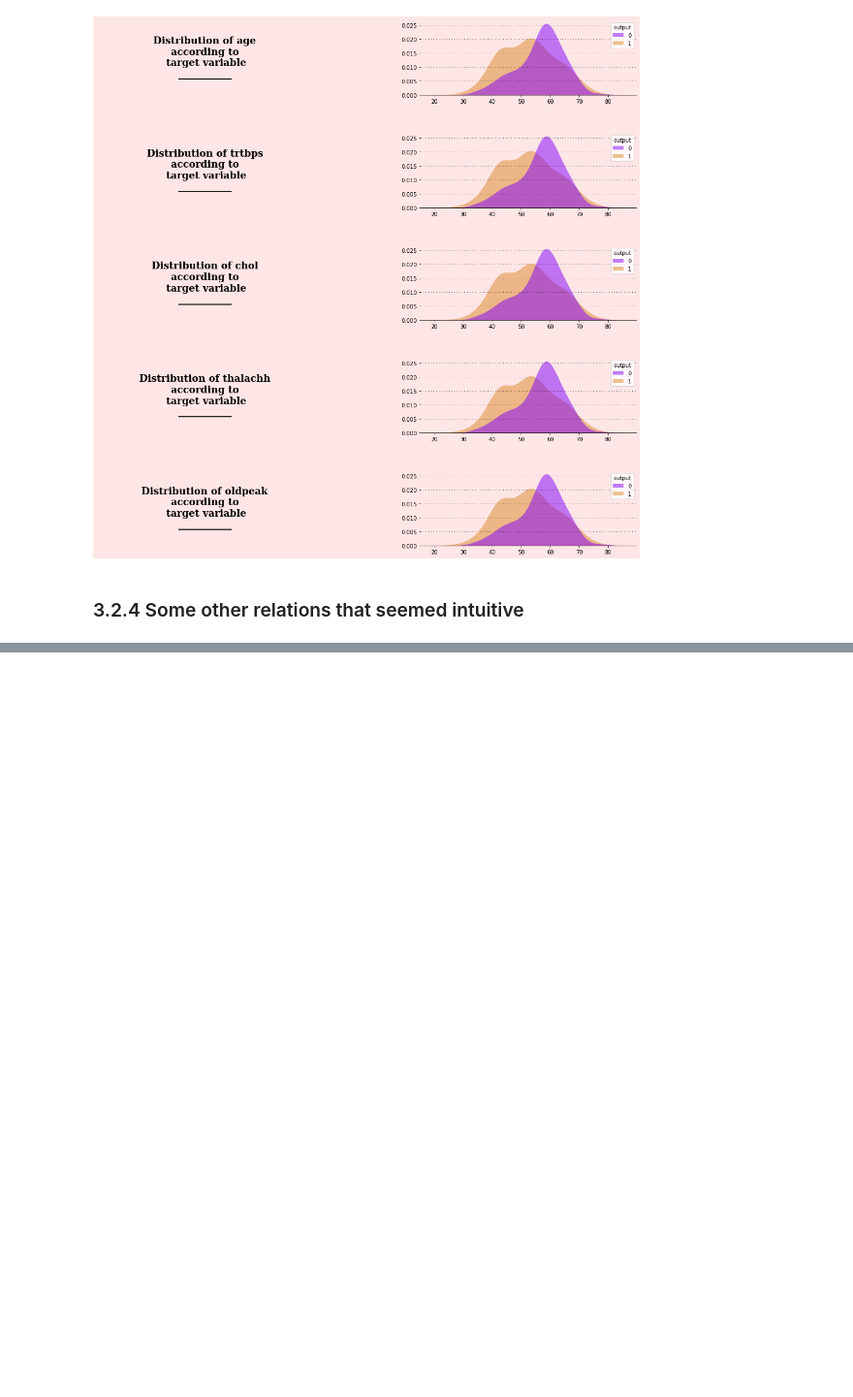
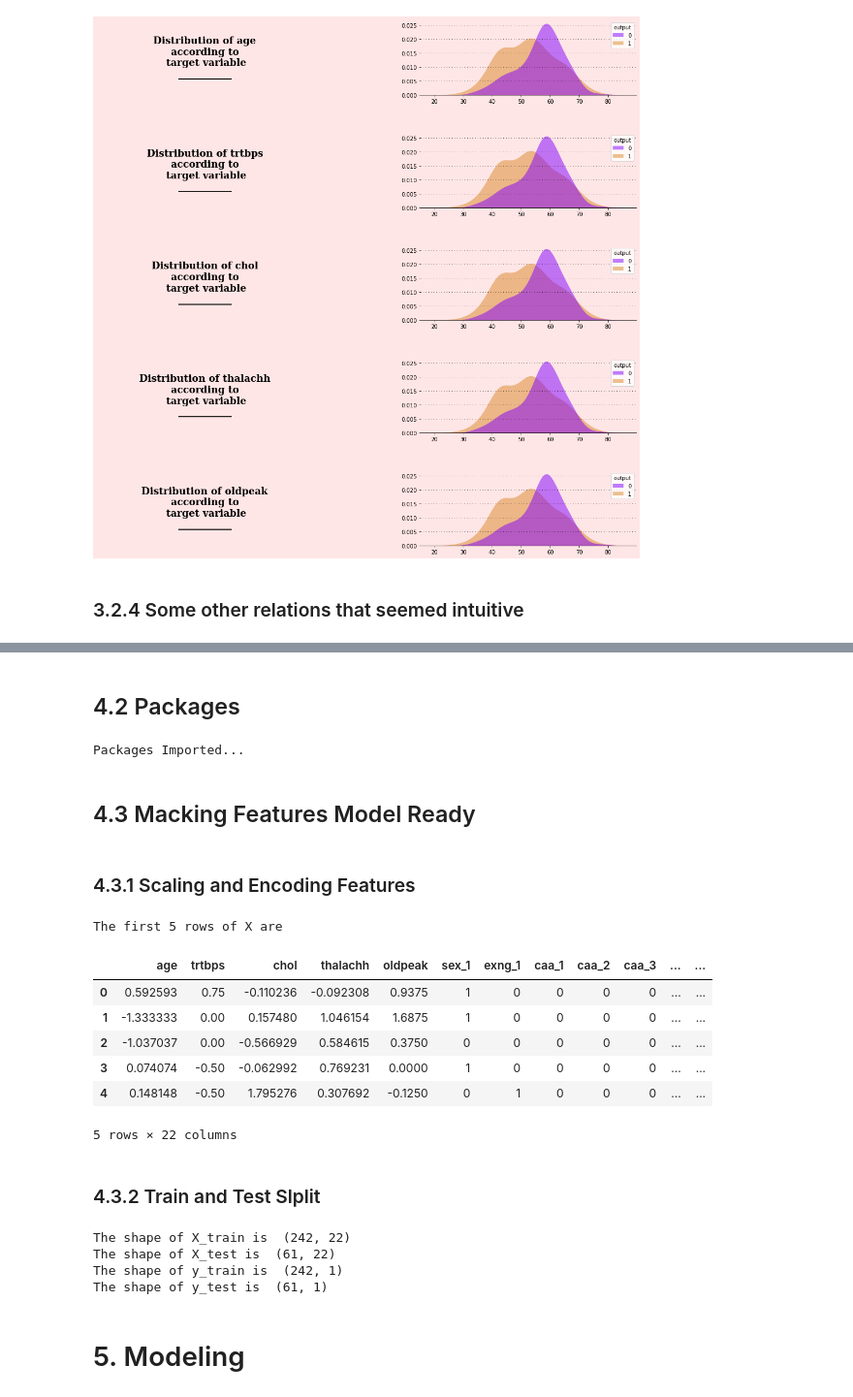
Before and after one commit to anyfish/notebook_project_ml, a Jupyter notebook: eda-heart-attack.ipynb, the cells around one changed output, grey strips where cells are left out. Shown at 97% size. Cells and saved outputs as stored; diff of their text form; code cells hidden in the pictures; blank space fills up the shorter version.

```diff
--- a/eda-heart-attack.ipynb
+++ b/eda-heart-attack.ipynb
@@ -760,0 +787,79 @@ for i in ["top","left","right"]:
+# %% [markdown]
+## 4.2 Packages
+# %%
+# Scaling
+from sklearn.preprocessing import RobustScaler
+
+# Train Test Split
+from sklearn.model_selection import train_test_split
+
+# Models
+import torch
+import torch.nn as nn
+from sklearn.svm import SVC
+from sklearn.linear_model import LinearRegression
+from sklearn.ensemble import RandomForestClassifier
+from sklearn.tree import DecisionTreeClassifier
+from sklearn.ensemble import GradientBoostingClassifier
+
+
+# Metrics
+from sklearn.metrics import accuracy_score, classification_report, roc_curve
+
+# Cross Validation
+from sklearn.model_selection import cross_val_score
+from sklearn.model_selection import GridSearchCV
+
+print('Packages Imported...')
+# %% [output]
+Packages Imported...
+# %% [markdown]
+## 4.3 Macking Features Model Ready
+# %% [markdown]
+### 4.3.1 Scaling and Encoding Features
+# %%
+# Creating a copy of df
+df1 = df
+
+# Define the colums to be encoded and scaled
+cat_cols = ['sex','exng','caa','cp','fbs','restecg','slp','thall']
+con_cols = ["age","trtbps","chol","thalachh","oldpeak"]
+
+# Enocding the categorical columns
+df1 = pd.get_dummies(df1, columns=cat_cols, drop_first=True)
+
+# Defining the features and target
+X = df1.drop(['output'], axis=1)
+y = df1[['output']]
+
+# Instantiating the scaler
+scaler = RobustScaler()
+
+# Scaling the continuous features
+X[con_cols] = scaler.fit_transform(X[con_cols])
+print("The first 5 rows of X are")
+X.head()
+# %% [output]
+The first 5 rows of X are
+|  | age | trtbps | chol | thalachh | oldpeak | sex_1 | exng_1 | caa_1 | caa_2 | caa_3 | ... | ... |
+| 0 | 0.592593 | 0.75 | -0.110236 | -0.092308 | 0.9375 | 1 | 0 | 0 | 0 | 0 | ... | ... |
+| 1 | -1.333333 | 0.00 | 0.157480 | 1.046154 | 1.6875 | 1 | 0 | 0 | 0 | 0 | ... | ... |
+| 2 | -1.037037 | 0.00 | -0.566929 | 0.584615 | 0.3750 | 0 | 0 | 0 | 0 | 0 | ... | ... |
+| 3 | 0.074074 | -0.50 | -0.062992 | 0.769231 | 0.0000 | 1 | 0 | 0 | 0 | 0 | ... | ... |
+| 4 | 0.148148 | -0.50 | 1.795276 | 0.307692 | -0.1250 | 0 | 1 | 0 | 0 | 0 | ... | ... |
+5 rows × 22 columns
+# %% [markdown]
+### 4.3.2 Train and Test Slplit
+# %%
+X_train, X_test, y_train, y_test = train_test_split(X, y, test_size= 0.2, random_state=42)
+print("The shape of X_train is ", X_train.shape)
+print("The shape of X_test is ",X_test.shape)
+print("The shape of y_train is ",y_train.shape)
+print("The shape of y_test is ",y_test.shape)
+# %% [output]
+The shape of X_train is  (242, 22)
+The shape of X_test is  (61, 22)
+The shape of y_train is  (242, 1)
+The shape of y_test is  (61, 1)
+# %% [markdown]
+# 5. Modeling
```
Also changed, not shown: parts of 9 cells of this notebook.
